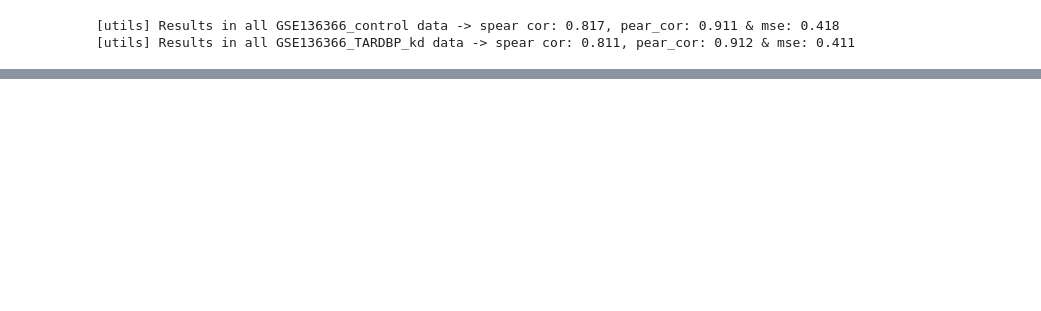
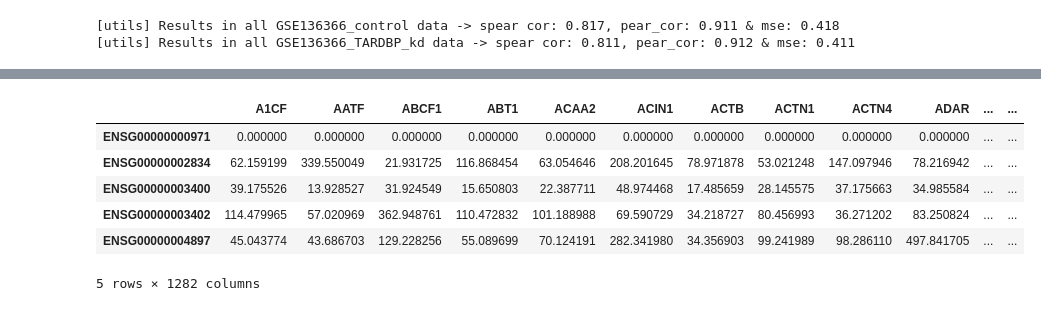
Before and after one commit to ML4BM-Lab/DeepRBP, a Jupyter notebook: tutorials/Tutorial1_real_kds.ipynb, the cells around one changed output, grey strips where cells are left out. Cells and saved outputs as stored; diff of their text form; code cells hidden in the pictures; blank space fills up the shorter version.

```diff
--- a/tutorials/Tutorial1_real_kds.ipynb
+++ b/tutorials/Tutorial1_real_kds.ipynb
@@ -229 +236,11 @@ ENSG00000281938    0.000000
+# %%
+df_deeplift_scores_GxRBP.head()
+# %% [output]
+|  | A1CF | AATF | ABCF1 | ABT1 | ACAA2 | ACIN1 | ACTB | ACTN1 | ACTN4 | ADAR | ... | ... |
+| ENSG00000000971 | 0.000000 | 0.000000 | 0.000000 | 0.000000 | 0.000000 | 0.000000 | 0.000000 | 0.000000 | 0.000000 | 0.000000 | ... | ... |
+| ENSG00000002834 | 62.159199 | 339.550049 | 21.931725 | 116.868454 | 63.054646 | 208.201645 | 78.971878 | 53.021248 | 147.097946 | 78.216942 | ... | ... |
+| ENSG00000003400 | 39.175526 | 13.928527 | 31.924549 | 15.650803 | 22.387711 | 48.974468 | 17.485659 | 28.145575 | 37.175663 | 34.985584 | ... | ... |
+| ENSG00000003402 | 114.479965 | 57.020969 | 362.948761 | 110.472832 | 101.188988 | 69.590729 | 34.218727 | 80.456993 | 36.271202 | 83.250824 | ... | ... |
+| ENSG00000004897 | 45.043774 | 43.686703 | 129.228256 | 55.089699 | 70.124191 | 282.341980 | 34.356903 | 99.241989 | 98.286110 | 497.841705 | ... | ... |
+5 rows × 1282 columns
 # %% [markdown]
```
Also changed, not shown: parts of 21 cells of this notebook, 16 other files.
